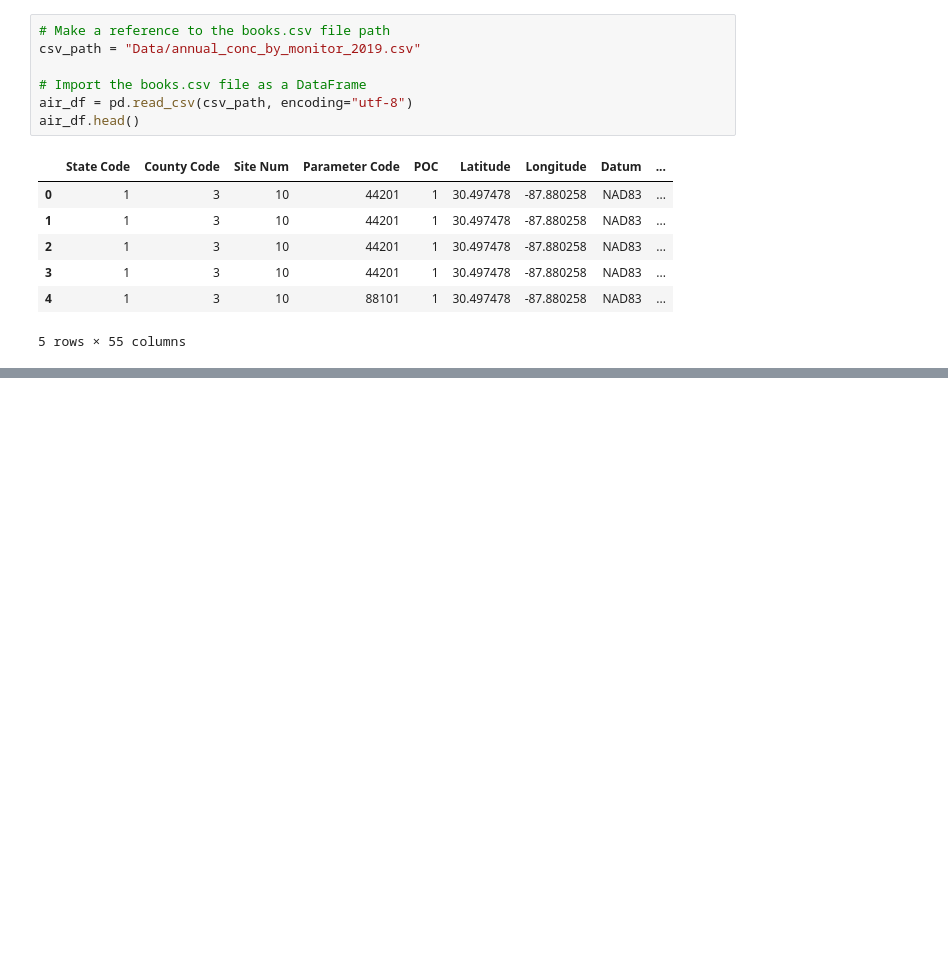
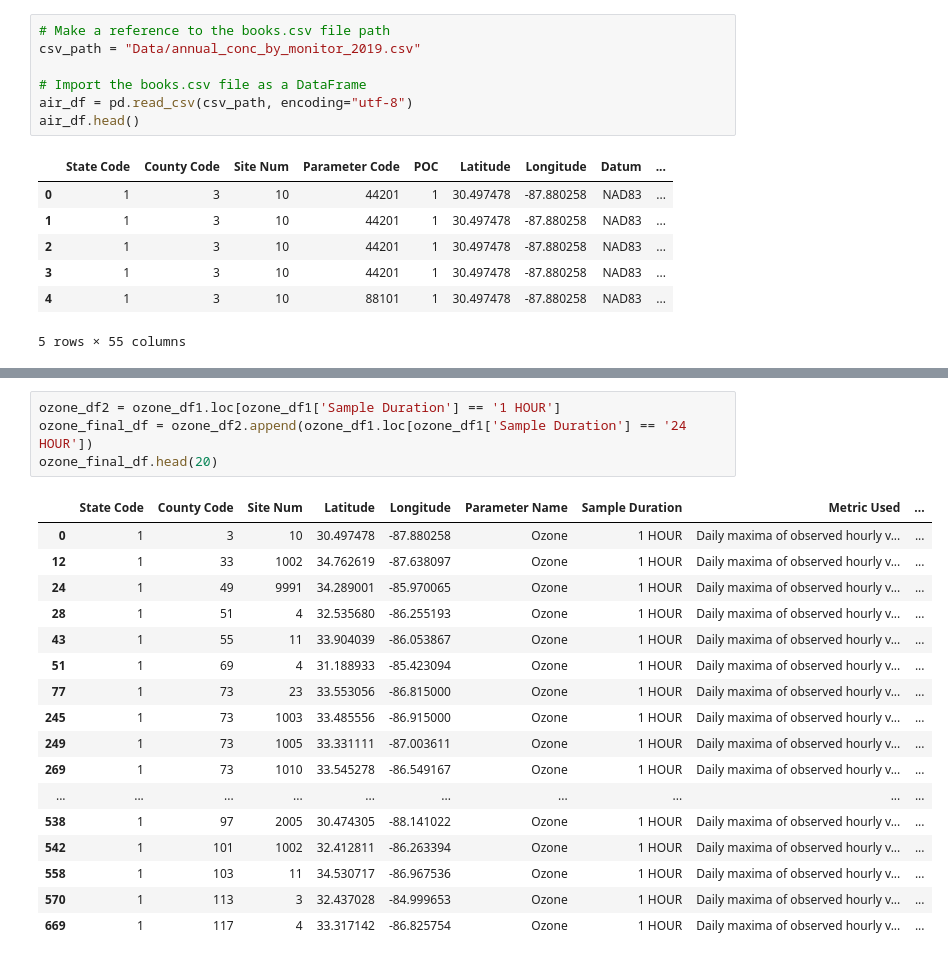
Before and after one commit to grahamendean/Project_2, a Jupyter notebook: air_pollution.ipynb, the cells around one changed output, grey strips where cells are left out. Cells and saved outputs as stored; diff of their text form; blank space fills up the shorter version.

```diff
--- a/air_pollution.ipynb
+++ b/air_pollution.ipynb
@@ -69,0 +66,22 @@ NameError: name 'ozone_final' is not defined
+# %%
+ozone_df2 = ozone_df1.loc[ozone_df1['Sample Duration'] == '1 HOUR']
+ozone_final_df = ozone_df2.append(ozone_df1.loc[ozone_df1['Sample Duration'] == '24 HOUR'])
+ozone_final_df.head(20)
+# %% [output]
+|  | State Code | County Code | Site Num | Latitude | Longitude | Parameter Name | Sample Duration | Metric Used | ... |
+| 0 | 1 | 3 | 10 | 30.497478 | -87.880258 | Ozone | 1 HOUR | Daily maxima of observed hourly v... | ... |
+| 12 | 1 | 33 | 1002 | 34.762619 | -87.638097 | Ozone | 1 HOUR | Daily maxima of observed hourly v... | ... |
+| 24 | 1 | 49 | 9991 | 34.289001 | -85.970065 | Ozone | 1 HOUR | Daily maxima of observed hourly v... | ... |
+| 28 | 1 | 51 | 4 | 32.535680 | -86.255193 | Ozone | 1 HOUR | Daily maxima of observed hourly v... | ... |
+| 43 | 1 | 55 | 11 | 33.904039 | -86.053867 | Ozone | 1 HOUR | Daily maxima of observed hourly v... | ... |
+| 51 | 1 | 69 | 4 | 31.188933 | -85.423094 | Ozone | 1 HOUR | Daily maxima of observed hourly v... | ... |
+| 77 | 1 | 73 | 23 | 33.553056 | -86.815000 | Ozone | 1 HOUR | Daily maxima of observed hourly v... | ... |
+| 245 | 1 | 73 | 1003 | 33.485556 | -86.915000 | Ozone | 1 HOUR | Daily maxima of observed hourly v... | ... |
+| 249 | 1 | 73 | 1005 | 33.331111 | -87.003611 | Ozone | 1 HOUR | Daily maxima of observed hourly v... | ... |
+| 269 | 1 | 73 | 1010 | 33.545278 | -86.549167 | Ozone | 1 HOUR | Daily maxima of observed hourly v... | ... |
+| ... | ... | ... | ... | ... | ... | ... | ... | ... | ... |
+| 538 | 1 | 97 | 2005 | 30.474305 | -88.141022 | Ozone | 1 HOUR | Daily maxima of observed hourly v... | ... |
+| 542 | 1 | 101 | 1002 | 32.412811 | -86.263394 | Ozone | 1 HOUR | Daily maxima of observed hourly v... | ... |
+| 558 | 1 | 103 | 11 | 34.530717 | -86.967536 | Ozone | 1 HOUR | Daily maxima of observed hourly v... | ... |
+| 570 | 1 | 113 | 3 | 32.437028 | -84.999653 | Ozone | 1 HOUR | Daily maxima of observed hourly v... | ... |
+| 669 | 1 | 117 | 4 | 33.317142 | -86.825754 | Ozone | 1 HOUR | Daily maxima of observed hourly v... | ... |
```
Also changed, not shown: parts of 2 cells of this notebook.
